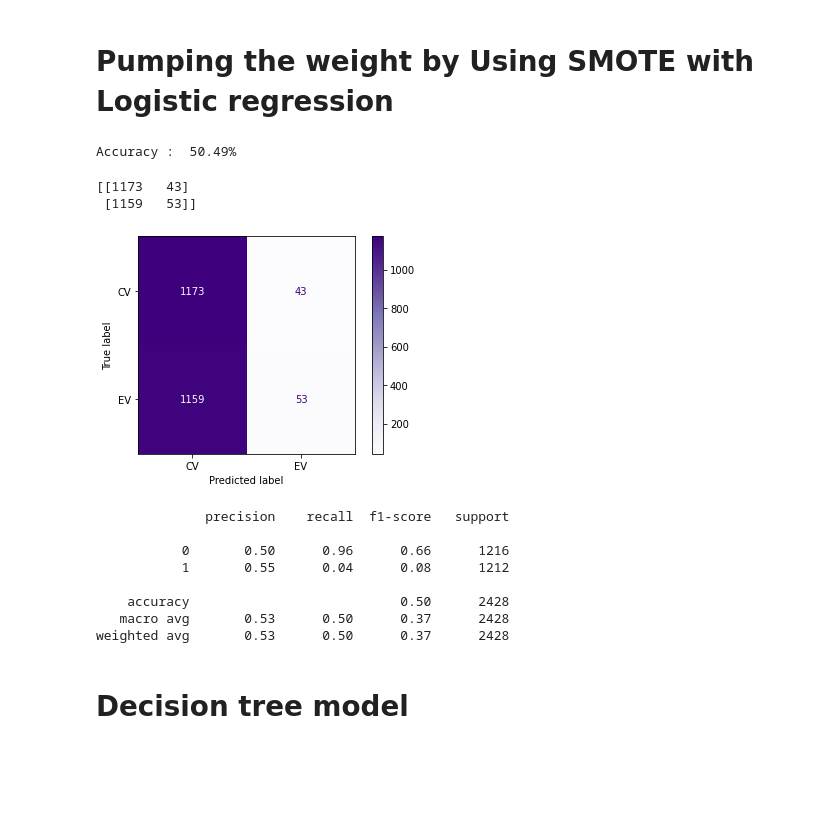
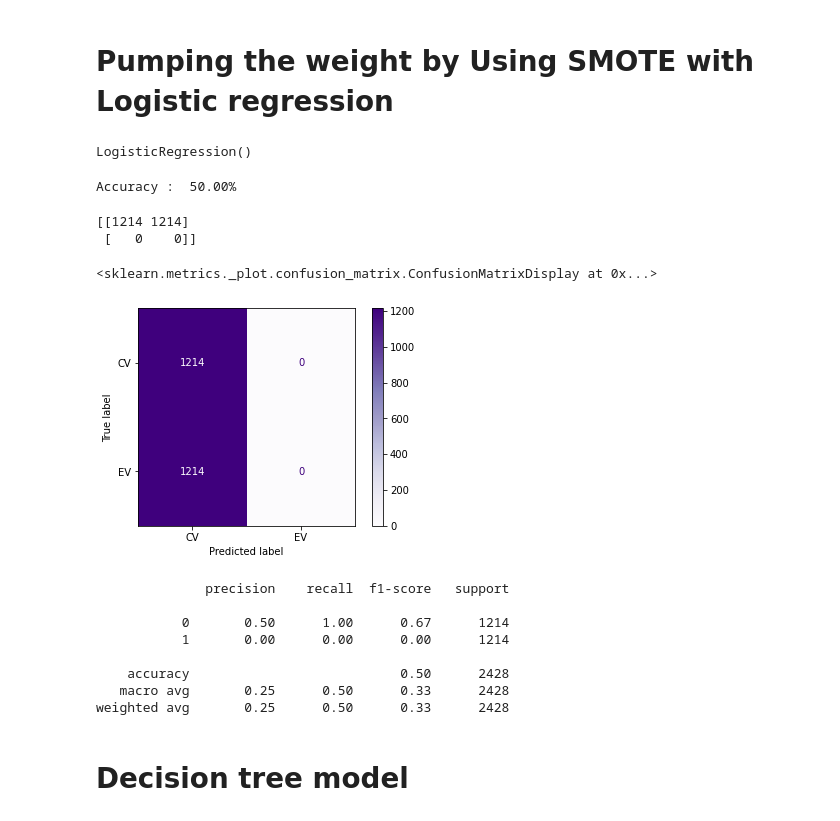
Before and after one commit to Chomchanok/Term_Project, a Jupyter notebook: model.ipynb, the cells around one changed output. Drawn from its saved outputs; the diff is of its cells as text; code cells hidden in the pictures; blank space fills up the shorter version.

```diff
--- a/model.ipynb
+++ b/model.ipynb
@@ -86,4 +84,4 @@ weighted avg       0.59      0.54      0.46      2428
 # Logistic regression model
 # %%
 model_logis1 = LogisticRegression()
-classifier = model_logis1.fit(X_train,y_train)
+model_logis1.fit(X_train,y_train)
@@ -126,27 +117,32 @@ classifier = model_logis2.fit(X_trainO,y_trainO)
+# %%
+model_logis1.fit(X_train_over,y_train_over)
+# %% [output]
+LogisticRegression()
 # %%
-ypred_test = model_logis2.predict(X_testO)
-acc=format(accuracy_score(y_testO,ypred_test), "0.2%")
+y_pred = model_logis1.predict(X_test_over)
+acc=format(accuracy_score(y_test_over,y_pred), "0.2%")
 print("Accuracy : ",acc)
 # %% [output]
-Accuracy :  50.49%
+Accuracy :  50.00%
 # %%
-disp = plot_confusion_matrix(classifier, X_testO, y_testO, display_labels=["CV", "EV"], cmap=plt.cm.Purples)
-print(disp.confusion_matrix)
+print(confusion_matrix(y_pred, y_test_over))
+plot_confusion_matrix(model_logis1, X_test_over, y_test_over, display_labels=["CV", "EV"], cmap=plt.cm.Purples)
 # %% [output]
-[[1173   43]
- [1159   53]]
+[[1214 1214]
+ [   0    0]]
+<sklearn.metrics._plot.confusion_matrix.ConfusionMatrixDisplay at 0x...>
-[figure, old version]
+[figure, new version]
 # %%
-print(classification_report(y_testO,ypred_test))
+print(classification_report(y_test_over,y_pred))
 # %% [output]
               precision    recall  f1-score   support
 
-           0       0.50      0.96      0.66      1216
-           1       0.55      0.04      0.08      1212
+           0       0.50      1.00      0.67      1214
+           1       0.00      0.00      0.00      1214
 
     accuracy                           0.50      2428
-   macro avg       0.53      0.50      0.37      2428
-weighted avg       0.53      0.50      0.37      2428
+   macro avg       0.25      0.50      0.33      2428
+weighted avg       0.25      0.50      0.33      2428
 # %% [markdown]
 # Decision tree model
 # %%
```
Also changed, not shown: parts of 9 cells of this notebook.
